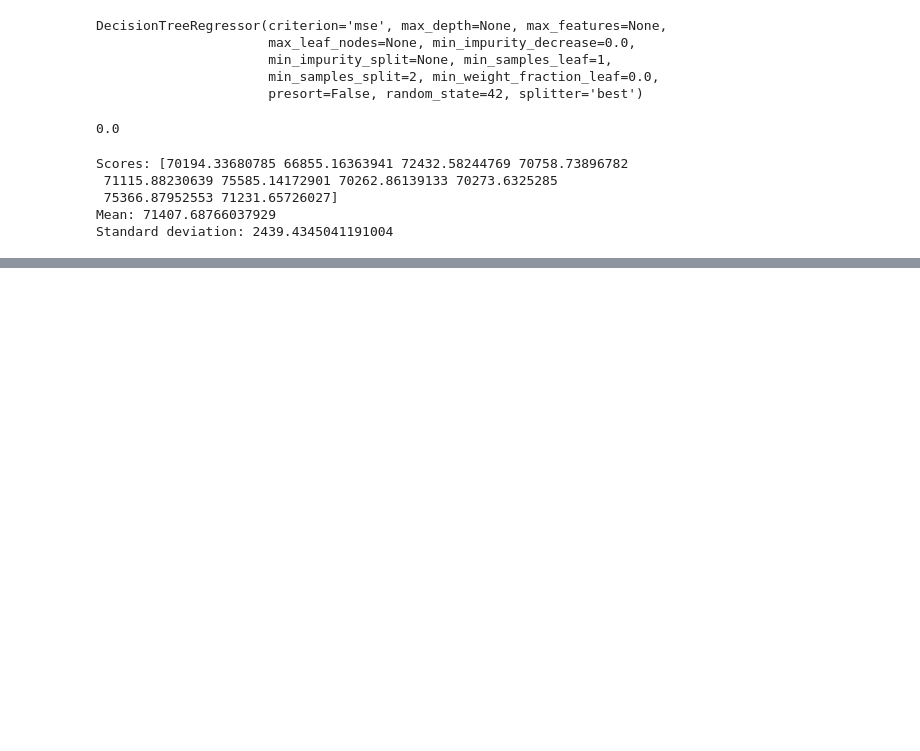
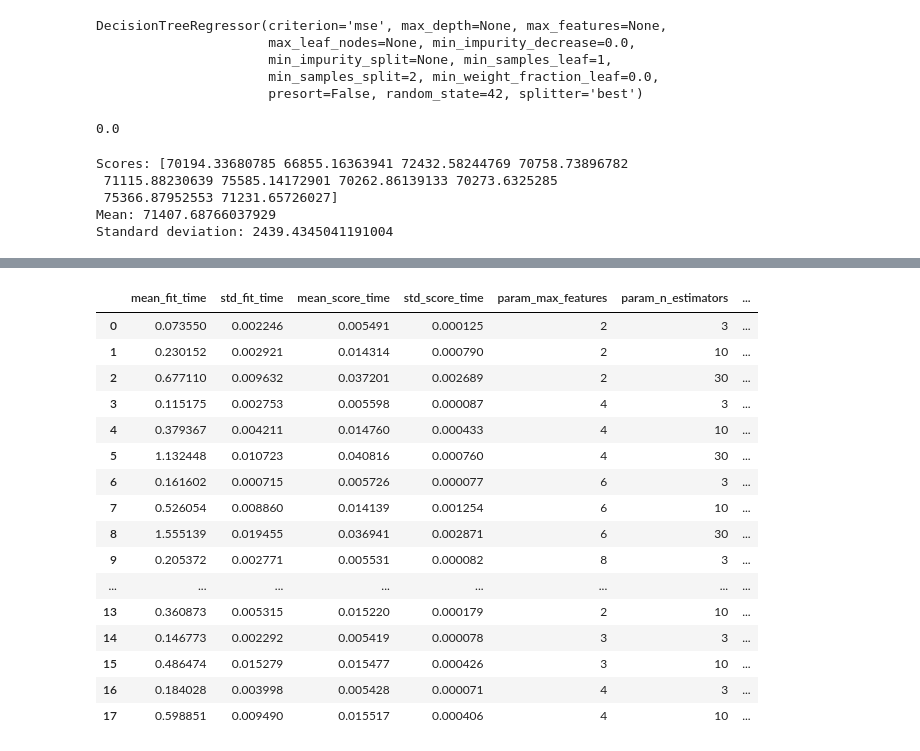
Before and after one commit to khushbooekhande/ML_EndtoEnd_HousingPrice_Project, a Jupyter notebook: Housing.ipynb, the cells around one changed output, grey strips where cells are left out. Saved outputs shown, nothing was run; the diff lists cells and outputs as text; code cells hidden in the pictures; blank space fills up the shorter version.

Commit message:
Fine tuning the model

```diff
--- a/Housing.ipynb
+++ b/Housing.ipynb
@@ -533,0 +566,6 @@ Standard deviation: 2439.4345041191004
+# %%
+
+from sklearn.ensemble import RandomForestRegressor
+
+forest_reg = RandomForestRegressor(n_estimators=10, random_state=42)
+forest_reg.fit(housing_prepared, housing_labels)
@@ -533,0 +614,10 @@ Standard deviation: 2439.4345041191004
+# %%
+from sklearn.model_selection import GridSearchCV
+param_grid = [
+{'n_estimators': [3, 10, 30], 'max_features': [2, 4, 6, 8]},
+{'bootstrap': [False], 'n_estimators': [3, 10], 'max_features': [2, 3, 4]},
+]
+forest_reg = RandomForestRegressor()
+grid_search = GridSearchCV(forest_reg, param_grid, cv=5,
+scoring='neg_mean_squared_error')
+grid_search.fit(housing_prepared, housing_labels)
@@ -533,0 +682,20 @@ Standard deviation: 2439.4345041191004
+# %%
+pd.DataFrame(grid_search.cv_results_)
+# %% [output]
+|  | mean_fit_time | std_fit_time | mean_score_time | std_score_time | param_max_features | param_n_estimators | ... |
+| 0 | 0.073550 | 0.002246 | 0.005491 | 0.000125 | 2 | 3 | ... |
+| 1 | 0.230152 | 0.002921 | 0.014314 | 0.000790 | 2 | 10 | ... |
+| 2 | 0.677110 | 0.009632 | 0.037201 | 0.002689 | 2 | 30 | ... |
+| 3 | 0.115175 | 0.002753 | 0.005598 | 0.000087 | 4 | 3 | ... |
+| 4 | 0.379367 | 0.004211 | 0.014760 | 0.000433 | 4 | 10 | ... |
+| 5 | 1.132448 | 0.010723 | 0.040816 | 0.000760 | 4 | 30 | ... |
+| 6 | 0.161602 | 0.000715 | 0.005726 | 0.000077 | 6 | 3 | ... |
+| 7 | 0.526054 | 0.008860 | 0.014139 | 0.001254 | 6 | 10 | ... |
+| 8 | 1.555139 | 0.019455 | 0.036941 | 0.002871 | 6 | 30 | ... |
+| 9 | 0.205372 | 0.002771 | 0.005531 | 0.000082 | 8 | 3 | ... |
+| ... | ... | ... | ... | ... | ... | ... | ... |
+| 13 | 0.360873 | 0.005315 | 0.015220 | 0.000179 | 2 | 10 | ... |
+| 14 | 0.146773 | 0.002292 | 0.005419 | 0.000078 | 3 | 3 | ... |
+| 15 | 0.486474 | 0.015279 | 0.015477 | 0.000426 | 3 | 10 | ... |
+| 16 | 0.184028 | 0.003998 | 0.005428 | 0.000071 | 4 | 3 | ... |
+| 17 | 0.598851 | 0.009490 | 0.015517 | 0.000406 | 4 | 10 | ... |
```
Also changed, not shown: parts of 14 cells of this notebook.
